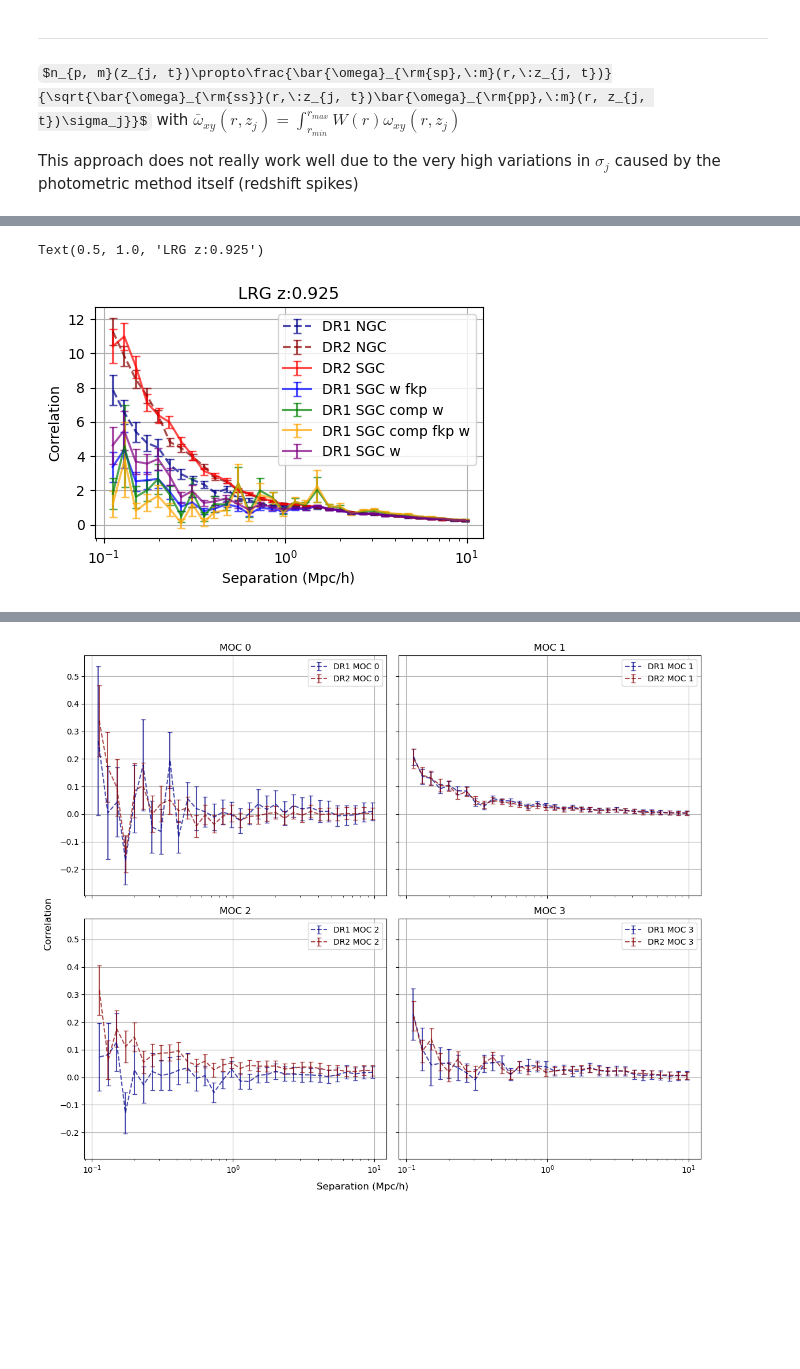
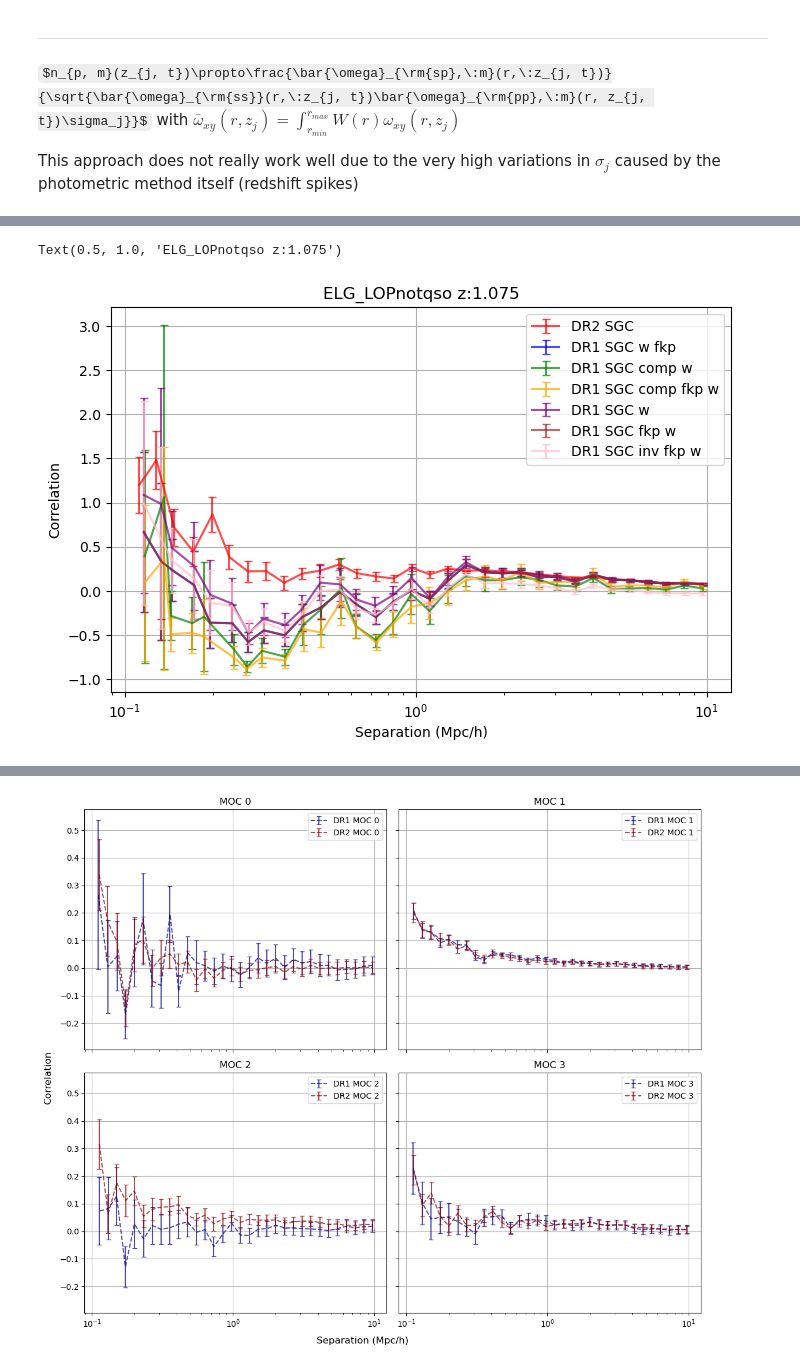
Before and after one commit to JeanCHDJdev/desi-y3-hsc, a Jupyter notebook: src/statistics/merged_results.ipynb, the cells around one changed output, grey strips where cells are left out. Drawn from its saved outputs; the diff is of its cells as text; code cells hidden in the pictures; some formulas as TeX source; blank space fills up the shorter version.

```diff
--- a/src/statistics/merged_results.ipynb
+++ b/src/statistics/merged_results.ipynb
@@ -79,6 +119,6 @@ outdir = ROOT / f'merged_{stem}'
 # %%
-tracer = 'LRG'  # 'BGS_ANY', 'LRG', 'ELG_LOPnotqso', 'QSO'
-bin_id = 10
+tracer = 'ELG_LOPnotqso'  # 'BGS_ANY', 'LRG', 'ELG_LOPnotqso', 'QSO'
+bin_id = 5
 tracer_redshifts= {
     'BGS_ANY' : np.arange(0.0, 0.55, 0.05),
     'LRG' : np.arange(0.4, 1.15, 0.05),
@@ -92,6 +132,8 @@ dr1_SGC = cf.CorrFileReader(ROOT / 'v15_dr1' / 'autos_SGC' )
 dr1_SGC_2 = cf.CorrFileReader(ROOT / 'v17_dr1_comp_w' / 'autos_SGC' )
 dr1_SGC_3 = cf.CorrFileReader(ROOT / 'v16_dr1_comp_fkp_w' / 'autos_SGC' )
 dr1_SGC_4 = cf.CorrFileReader(ROOT / 'v18_dr1_w' / 'autos_SGC' )
+dr1_SGC_5 = cf.CorrFileReader(ROOT / 'v18_dr1_frac_tlobs' / 'autos_SGC' )
+dr1_SGC_6 = cf.CorrFileReader(ROOT / 'v19_dr1_fractlobs' / 'autos_SGC' )
 dr2_SGC = cf.CorrFileReader(ROOT / 'v14' / 'autos_SGC' )
 tpcf_dr1_NGC = TwoPointEstimator.load(dr1_NGC.get_file(bin_id, bin_id, tracer, tracer, 1))
 tpcf_dr1_SGC = TwoPointEstimator.load(dr1_SGC.get_file(bin_id, bin_id, tracer, tracer, 3))
@@ -99,24 +141,27 @@ tpcf_dr2_SGC = TwoPointEstimator.load(dr2_SGC.get_file(bin_id, bin_id, tracer, t
 tpcf_dr1_SGC_2 = TwoPointEstimator.load(dr1_SGC_2.get_file(bin_id, bin_id, tracer, tracer, 3))
 tpcf_dr1_SGC_3 = TwoPointEstimator.load(dr1_SGC_3.get_file(bin_id, bin_id, tracer, tracer, 3))
 tpcf_dr1_SGC_4 = TwoPointEstimator.load(dr1_SGC_4.get_file(bin_id, bin_id, tracer, tracer, 3))
+tpcf_dr1_SGC_5 = TwoPointEstimator.load(dr1_SGC_5.get_file(bin_id, bin_id, tracer, tracer, 3))
+tpcf_dr1_SGC_6 = TwoPointEstimator.load(dr1_SGC_6.get_file(bin_id, bin_id, tracer, tracer, 3))
 tpcf_dr2_NGC = TwoPointEstimator.load(dr2_NGC.get_file(bin_id, bin_id, tracer, tracer, 1))
 # %%
 midz = (binz[bin_id] + binz[bin_id + 1]) / 2
-plt.figure(figsize=(5, 3))
-plt.errorbar(ct.arcsec2hMpc(tpcf_dr1_NGC.sep * 3600, z=midz), tpcf_dr1_NGC.corr, np.sqrt(np.diag(tpcf_dr1_NGC.cov())), label='DR1 NGC', capsize=3, color='darkblue', linestyle='--', alpha=0.7)
-plt.errorbar(ct.arcsec2hMpc(tpcf_dr2_NGC.sep * 3600, z=midz), tpcf_dr2_NGC.corr, np.sqrt(np.diag(tpcf_dr2_NGC.cov())), label='DR2 NGC', capsize=3, color='darkred', linestyle='--', alpha=0.7)
+plt.figure(figsize=(8, 5))
+#plt.errorbar(ct.arcsec2hMpc(tpcf_dr1_NGC.sep * 3600, z=midz), tpcf_dr1_NGC.corr, np.sqrt(np.diag(tpcf_dr1_NGC.cov())), label='DR1 NGC', capsize=3, color='darkblue', linestyle='--', alpha=0.7)
+#plt.errorbar(ct.arcsec2hMpc(tpcf_dr2_NGC.sep * 3600, z=midz), tpcf_dr2_NGC.corr, np.sqrt(np.diag(tpcf_dr2_NGC.cov())), label='DR2 NGC', capsize=3, color='darkred', linestyle='--', alpha=0.7)
 plt.errorbar(ct.arcsec2hMpc(tpcf_dr2_SGC.sep * 3600, z=midz), tpcf_dr2_SGC.corr, np.sqrt(np.diag(tpcf_dr2_SGC.cov())), label='DR2 SGC', capsize=3, color='red', linestyle='-', alpha=0.7)
 plt.errorbar(ct.arcsec2hMpc(tpcf_dr1_SGC.sep * 3600, z=midz), tpcf_dr1_SGC.corr, np.sqrt(np.diag(tpcf_dr1_SGC.cov())), label='DR1 SGC w fkp', capsize=3, color='blue', linestyle='-', alpha=0.7)
 plt.errorbar(ct.arcsec2hMpc(tpcf_dr1_SGC_2.sep * 3600, z=midz), tpcf_dr1_SGC_2.corr, np.sqrt(np.diag(tpcf_dr1_SGC_2.cov())), label='DR1 SGC comp w', capsize=3, color='green', linestyle='-', alpha=0.7)
 plt.errorbar(ct.arcsec2hMpc(tpcf_dr1_SGC_3.sep * 3600, z=midz), tpcf_dr1_SGC_3.corr, np.sqrt(np.diag(tpcf_dr1_SGC_3.cov())), label='DR1 SGC comp fkp w', capsize=3, color='orange', linestyle='-', alpha=0.7)
 plt.errorbar(ct.arcsec2hMpc(tpcf_dr1_SGC_4.sep * 3600, z=midz), tpcf_dr1_SGC_4.corr, np.sqrt(np.diag(tpcf_dr1_SGC_4.cov())), label='DR1 SGC w', capsize=3, color='purple', linestyle='-', alpha=0.7)
-
+plt.errorbar(ct.arcsec2hMpc(tpcf_dr1_SGC_5.sep * 3600, z=midz), tpcf_dr1_SGC_5.corr, np.sqrt(np.diag(tpcf_dr1_SGC_5.cov())), label='DR1 SGC fkp w', capsize=3, color='brown', linestyle='-', alpha=0.7)
+plt.errorbar(ct.arcsec2hMpc(tpcf_dr1_SGC_6.sep * 3600, z=midz), tpcf_dr1_SGC_6.corr, np.sqrt(np.diag(tpcf_dr1_SGC_6.cov())), label='DR1 SGC inv fkp w', capsize=3, color='pink', linestyle='-', alpha=0.7)
 plt.grid()
 plt.xlabel('Separation (Mpc/h)')
 plt.ylabel('Correlation')
 plt.legend()
 plt.xscale('log')
 plt.title(f'{tracer} z:{midz:.3f}')
 # %% [output]
-Text(0.5, 1.0, 'LRG z:0.925')
+Text(0.5, 1.0, 'ELG_LOPnotqso z:1.075')
-[figure, old version]
+[figure, new version]
```
Also changed, not shown: parts of 2 cells of this notebook, 15 other files.
